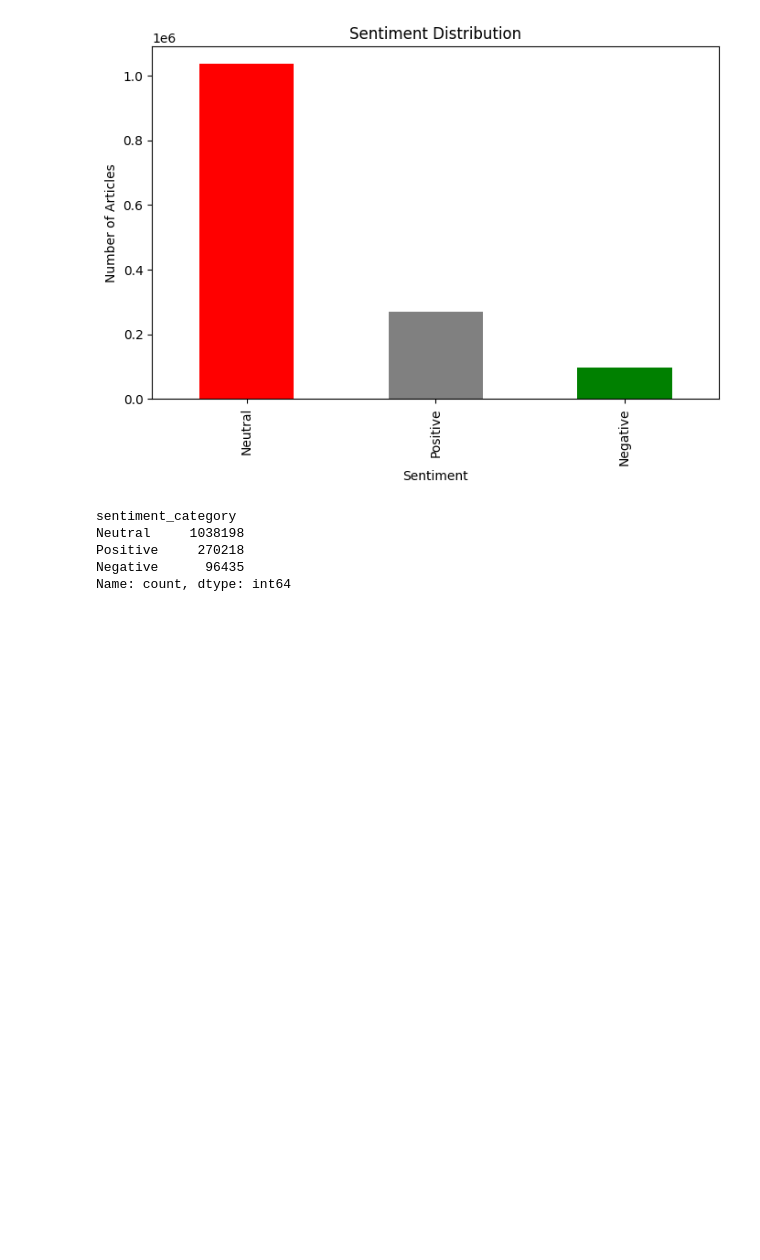
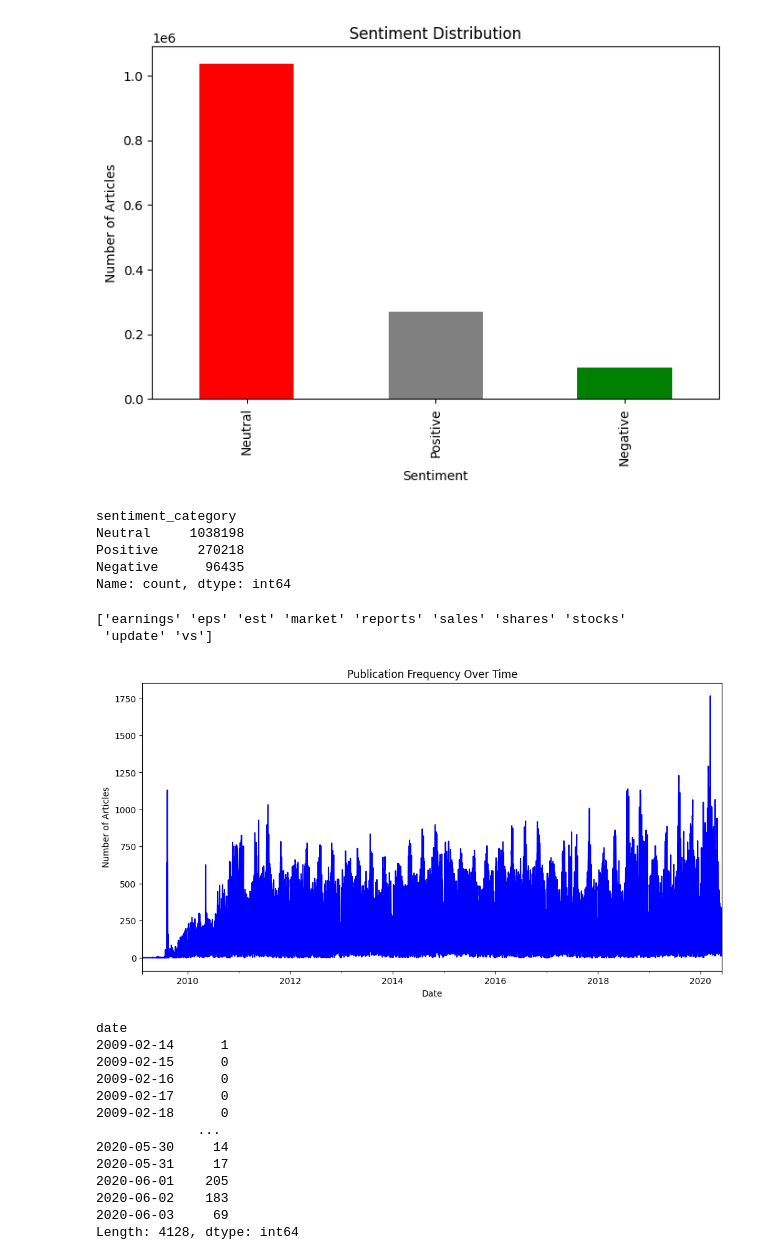
Before and after one commit to HabibiGirum/Stock_Market_Insights_From_Financial_news, a Jupyter notebook: notebooks/stock_analysis.ipynb, the cells around one changed output. Drawn from its saved outputs; the diff is of its cells as text; code cells hidden in the pictures; blank space fills up the shorter version.

```diff
--- a/notebooks/stock_analysis.ipynb
+++ b/notebooks/stock_analysis.ipynb
@@ -79,3 +79,26 @@ Neutral     1038198
 Positive     270218
 Negative      96435
 Name: count, dtype: int64
+# %%
+keywords = eda.extract_keywords(max_features=10)
+print(keywords)
+# %% [output]
+['earnings' 'eps' 'est' 'market' 'reports' 'sales' 'shares' 'stocks'
+ 'update' 'vs']
+# %%
+eda.analyze_publication_trends()
+# %% [output]
+[figure, added]
+date
+2009-02-14      1
+2009-02-15      0
+2009-02-16      0
+2009-02-17      0
+2009-02-18      0
+             ...
+2020-05-30     14
+2020-05-31     17
+2020-06-01    205
+2020-06-02    183
+2020-06-03     69
+Length: 4128, dtype: int64
```
Also changed, not shown: parts of 3 cells of this notebook, 1 other file.
